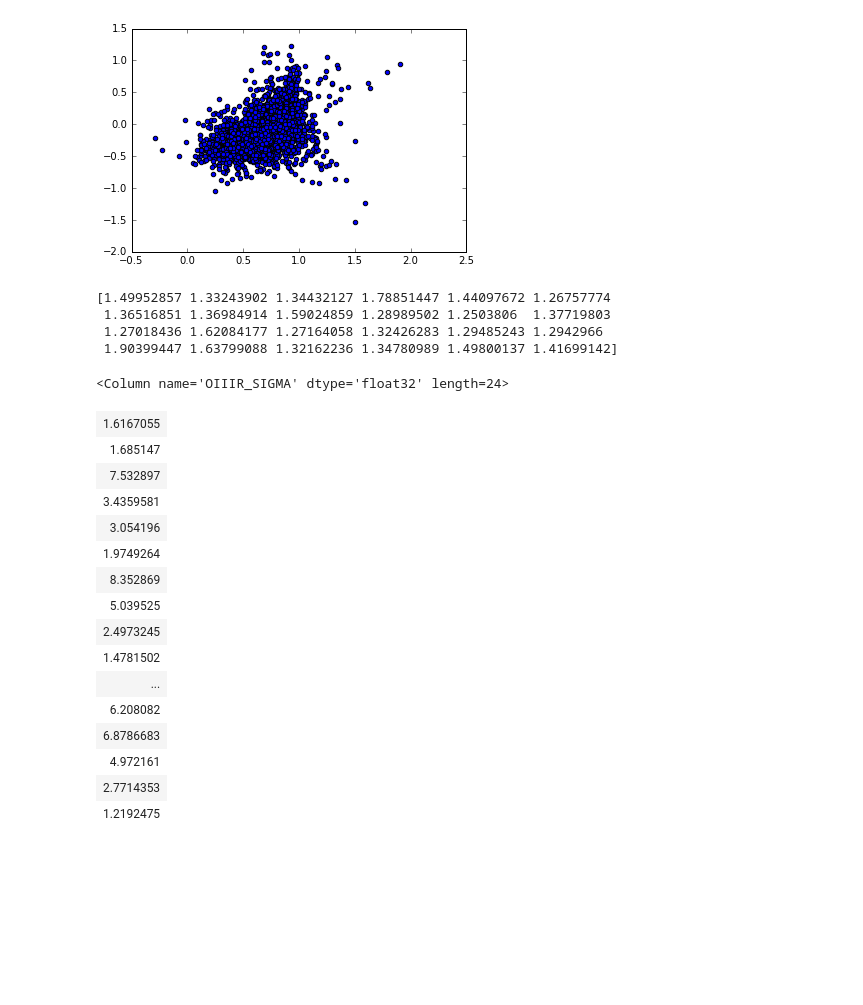
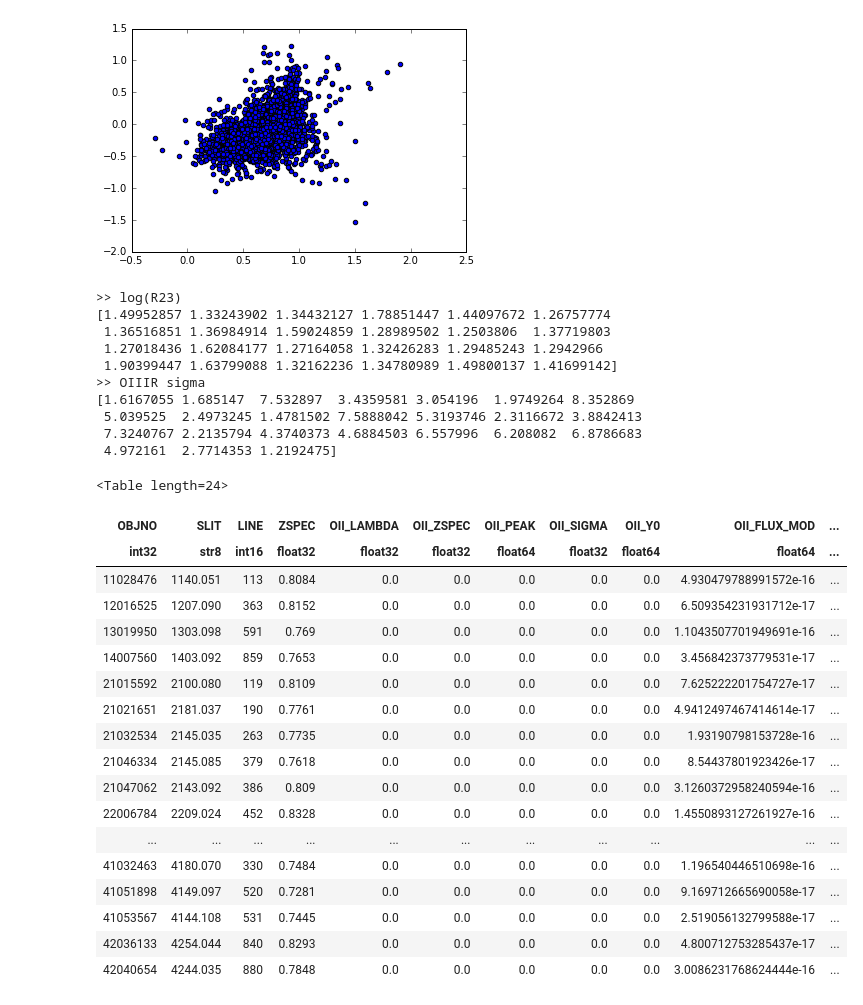
Before and after one commit to astrochun/Zcalbase_gal, a Jupyter notebook: Analysis/sample_debugging.ipynb, the cells around one changed output. Saved outputs shown, nothing was run; the diff lists cells and outputs as text; code cells hidden in the pictures; blank space fills up the shorter version.

Commit message:
Analysis.sample_debugging: Additional debugging with highR23 case

```diff
--- a/Analysis/sample_debugging.ipynb
+++ b/Analysis/sample_debugging.ipynb
@@ -33,27 +33,38 @@ plt.scatter(lR23[det3], lO32[det3])
 # %%
 high_R23 = np.where(lR23[det3] >= 1.25)[0]
 
+print ">> log(R23)"
 print lR23[det3][high_R23]
-data0['OIIIR_SIGMA'][det3][high_R23]
+print ">> OIIIR sigma"
+print data0['OIIIR_SIGMA'][det3][high_R23].data
+data0[det3][high_R23]
 # %% [output]
+>> log(R23)
 [1.49952857 1.33243902 1.34432127 1.78851447 1.44097672 1.26757774
  1.36516851 1.36984914 1.59024859 1.28989502 1.2503806  1.37719803
  1.27018436 1.62084177 1.27164058 1.32426283 1.29485243 1.2942966
  1.90399447 1.63799088 1.32162236 1.34780989 1.49800137 1.41699142]
+>> OIIIR sigma
+[1.6167055 1.685147  7.532897  3.4359581 3.054196  1.9749264 8.352869
+ 5.039525  2.4973245 1.4781502 7.5888042 5.3193746 2.3116672 3.8842413
+ 7.3240767 2.2135794 4.3740373 4.6884503 6.557996  6.208082  6.8786683
+ 4.972161  2.7714353 1.2192475]
-<Column name='OIIIR_SIGMA' dtype='float32' length=24>
+<Table length=24>
-| 1.6167055 |
-| 1.685147 |
-| 7.532897 |
-| 3.4359581 |
-| 3.054196 |
-| 1.9749264 |
-| 8.352869 |
-| 5.039525 |
-| 2.4973245 |
-| 1.4781502 |
-| ... |
-| 6.208082 |
-| 6.8786683 |
-| 4.972161 |
-| 2.7714353 |
-| 1.2192475 |
+| OBJNO | SLIT | LINE | ZSPEC | OII_LAMBDA | OII_ZSPEC | OII_PEAK | OII_SIGMA | OII_Y0 | OII_FLUX_MOD | ... |
+| int32 | str8 | int16 | float32 | float32 | float32 | float64 | float32 | float64 | float64 | ... |
+| 11028476 | 1140.051 | 113 | 0.8084 | 0.0 | 0.0 | 0.0 | 0.0 | 0.0 | 4.930479788991572e-16 | ... |
+| 12016525 | 1207.090 | 363 | 0.8152 | 0.0 | 0.0 | 0.0 | 0.0 | 0.0 | 6.509354231931712e-17 | ... |
+| 13019950 | 1303.098 | 591 | 0.769 | 0.0 | 0.0 | 0.0 | 0.0 | 0.0 | 1.1043507701949691e-16 | ... |
+| 14007560 | 1403.092 | 859 | 0.7653 | 0.0 | 0.0 | 0.0 | 0.0 | 0.0 | 3.456842373779531e-17 | ... |
+| 21015592 | 2100.080 | 119 | 0.8109 | 0.0 | 0.0 | 0.0 | 0.0 | 0.0 | 7.625222201754727e-17 | ... |
+| 21021651 | 2181.037 | 190 | 0.7761 | 0.0 | 0.0 | 0.0 | 0.0 | 0.0 | 4.9412497467414614e-17 | ... |
+| 21032534 | 2145.035 | 263 | 0.7735 | 0.0 | 0.0 | 0.0 | 0.0 | 0.0 | 1.93190798153728e-16 | ... |
+| 21046334 | 2145.085 | 379 | 0.7618 | 0.0 | 0.0 | 0.0 | 0.0 | 0.0 | 8.54437801923426e-17 | ... |
+| 21047062 | 2143.092 | 386 | 0.809 | 0.0 | 0.0 | 0.0 | 0.0 | 0.0 | 3.1260372958240594e-16 | ... |
+| 22006784 | 2209.024 | 452 | 0.8328 | 0.0 | 0.0 | 0.0 | 0.0 | 0.0 | 1.4550893127261927e-16 | ... |
+| ... | ... | ... | ... | ... | ... | ... | ... | ... | ... | ... |
+| 41032463 | 4180.070 | 330 | 0.7484 | 0.0 | 0.0 | 0.0 | 0.0 | 0.0 | 1.196540446510698e-16 | ... |
+| 41051898 | 4149.097 | 520 | 0.7281 | 0.0 | 0.0 | 0.0 | 0.0 | 0.0 | 9.169712665690058e-17 | ... |
+| 41053567 | 4144.108 | 531 | 0.7445 | 0.0 | 0.0 | 0.0 | 0.0 | 0.0 | 2.519056132799588e-17 | ... |
+| 42036133 | 4254.044 | 840 | 0.8293 | 0.0 | 0.0 | 0.0 | 0.0 | 0.0 | 4.800712753285437e-17 | ... |
+| 42040654 | 4244.035 | 880 | 0.7848 | 0.0 | 0.0 | 0.0 | 0.0 | 0.0 | 3.0086231768624444e-16 | ... |
```
